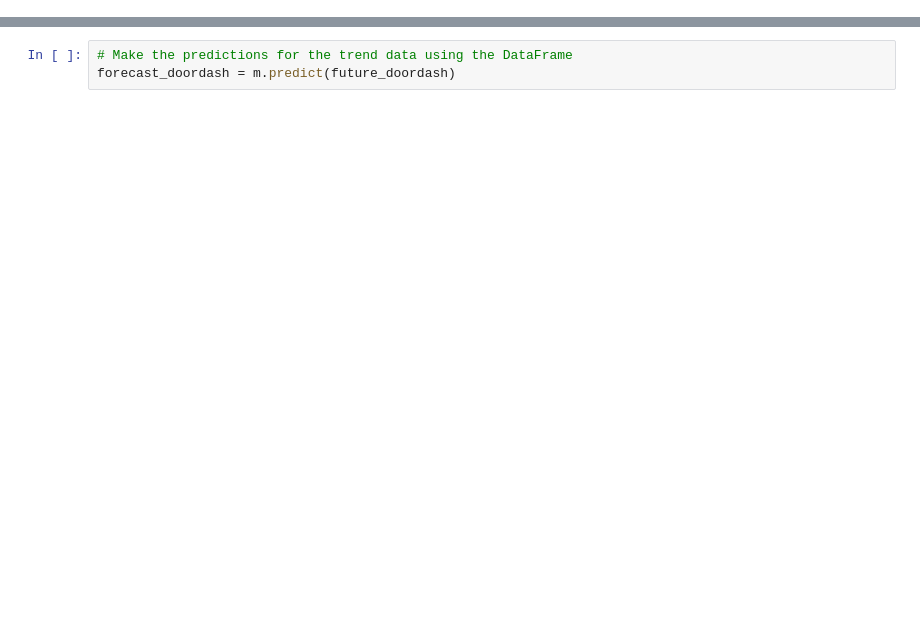
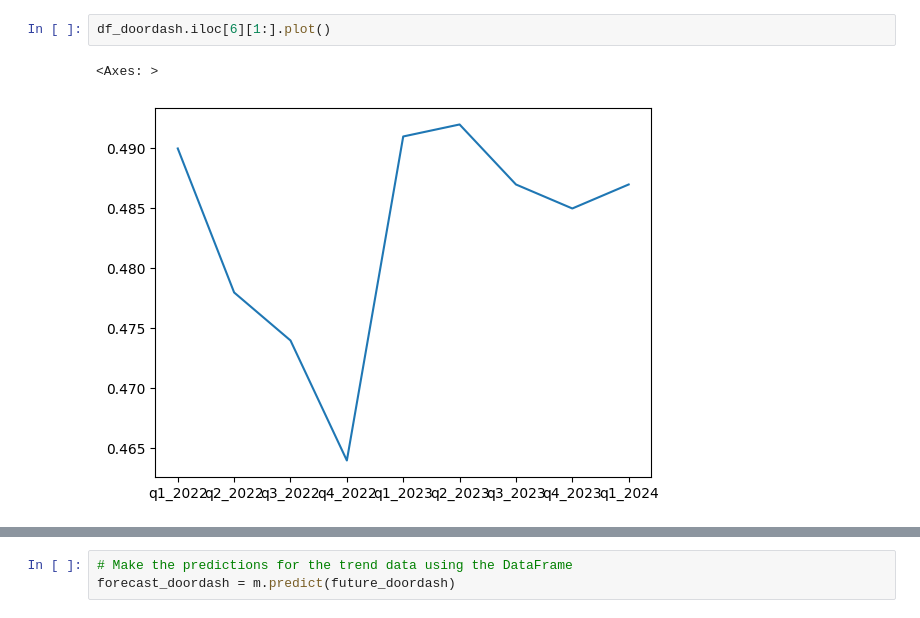
Before and after one commit to JaidenFlint/Project1_Group3, a Jupyter notebook: Project1_Tuan_Rough_Code.ipynb, the cells around one changed output, grey strips where cells are left out. Cells and saved outputs as stored; diff of their text form; blank space fills up the shorter version.

```diff
--- a/Project1_Tuan_Rough_Code.ipynb
+++ b/Project1_Tuan_Rough_Code.ipynb
@@ -20,0 +112,5 @@ df_doordash.plot()
+# %%
+df_doordash.iloc[6][1:].plot()
+# %% [output]
+<Axes: >
+[figure, added]
```
Also changed, not shown: parts of 17 cells of this notebook.
